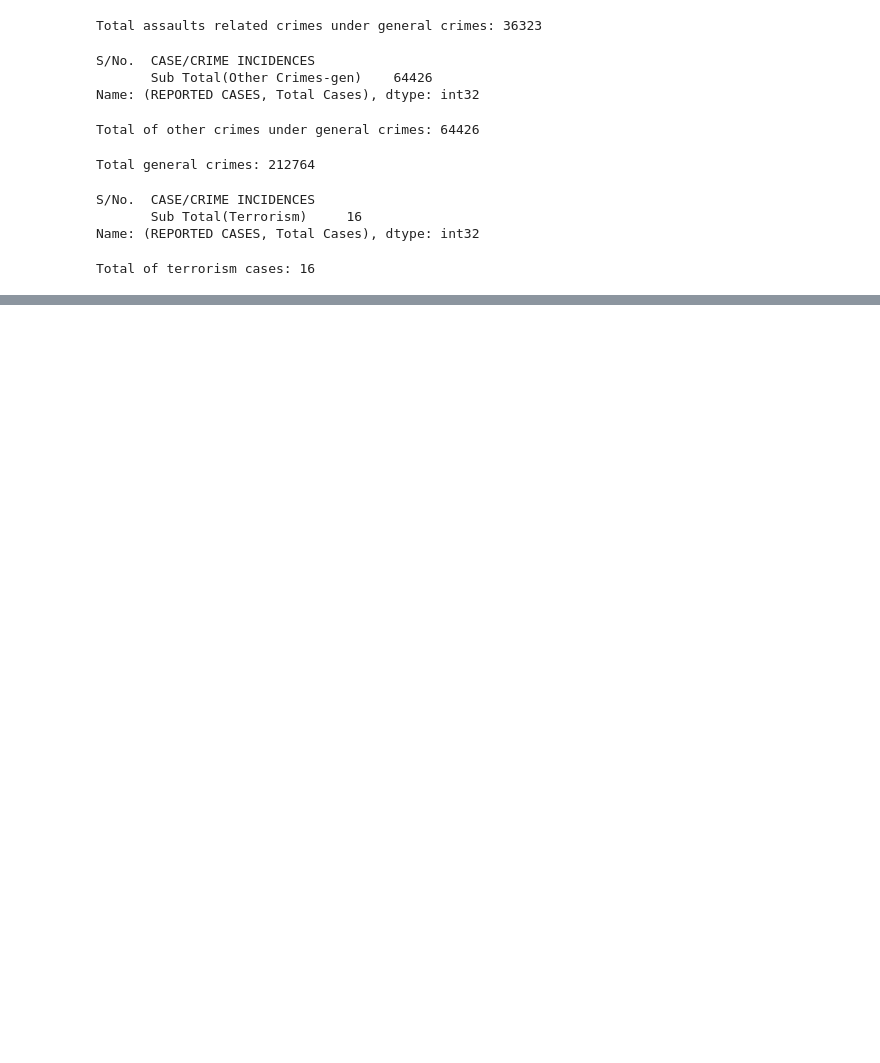
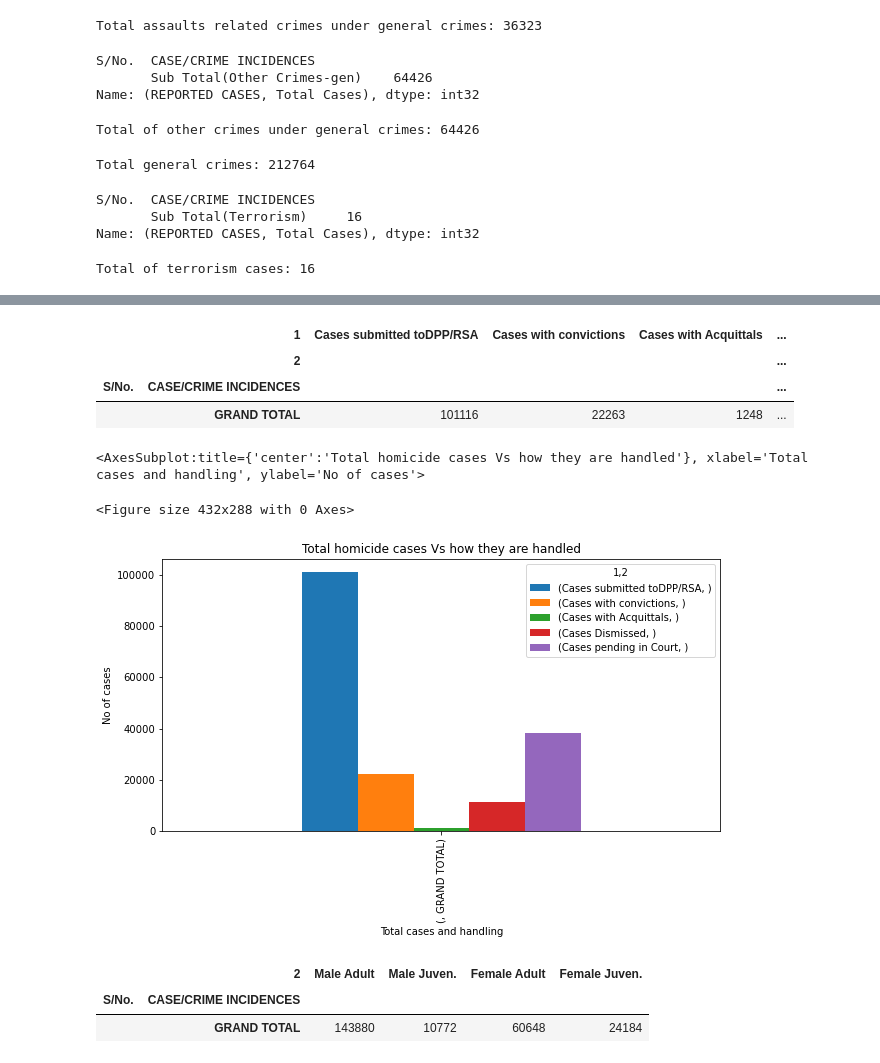
Before and after one commit to recess-group-e1-Data-science/PythonDataScience, a Jupyter notebook: CRIME SUMMARY/Criminal Summary.ipynb, the cells around one changed output, grey strips where cells are left out. Cells and saved outputs as stored; diff of their text form; code cells hidden in the pictures; blank space fills up the shorter version.

```diff
--- a/CRIME SUMMARY/Criminal Summary.ipynb
+++ b/CRIME SUMMARY/Criminal Summary.ipynb
@@ -393,0 +512,27 @@ Total of terrorism cases: 16
+# %%
+#getting the performance grand totals
+performance_grand_totals = some_data['PERFORMANCE'].iloc[123:124]
+#displaying the dataframe
+performance_grand_totals
+# %% [output]
+|  | 1 | Cases submitted toDPP/RSA | Cases with convictions | Cases with Acquittals | ... |
+|  | 2 |  |  |  | ... |
+| S/No. | CASE/CRIME INCIDENCES |  |  |  | ... |
+|  | GRAND TOTAL | 101116 | 22263 | 1248 | ... |
+# %%
+#plotting a bar graph of the performance grand totals
+plt.figure()
+performance_grand_totals.plot(kind='bar',title='Total homicide cases Vs how they are handled',xlabel='Total cases and handling', ylabel='No of cases', subplots=False,figsize=(10,5))
+# %% [output]
+<AxesSubplot:title={'center':'Total homicide cases Vs how they are handled'}, xlabel='Total cases and handling', ylabel='No of cases'>
+<Figure size 432x288 with 0 Axes>
+[figure, added]
+# %%
+#getting the victims grand totals
+victims_grand_totals=some_data[('SENTENCES IMPOSED BY COURTS','VICTIMS OF CRIME')].iloc[123:124].astype(int)
+#displaying the dataframe
+victims_grand_totals
+# %% [output]
+|  | 2 | Male Adult | Male Juven. | Female Adult | Female Juven. |
+| S/No. | CASE/CRIME INCIDENCES |  |  |  |  |
+|  | GRAND TOTAL | 143880 | 10772 | 60648 | 24184 |
```
Also changed, not shown: parts of 23 cells of this notebook.
